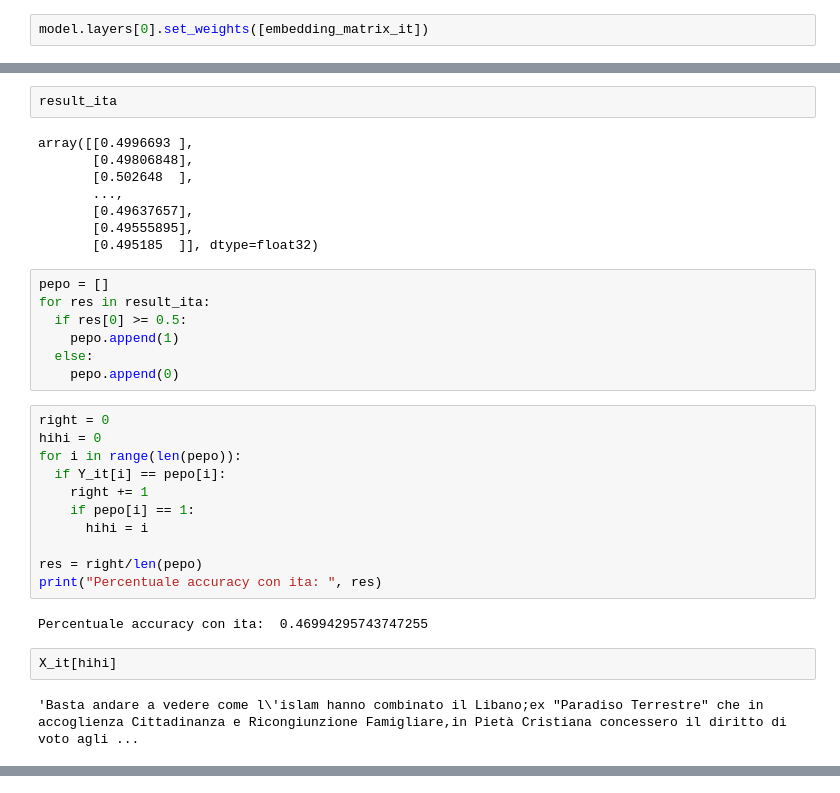
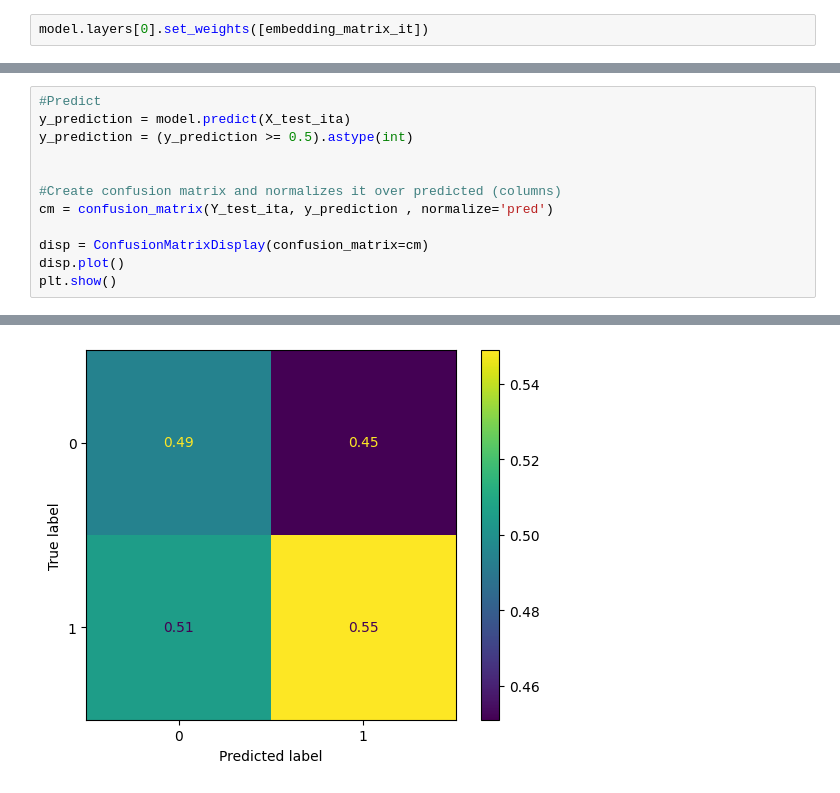
Before and after one commit to RageOfTheDucks/NLP_HSD, a Jupyter notebook: ORDINE.ipynb, the cells around one changed output, grey strips where cells are left out. Cells and saved outputs as stored; diff of their text form.

```diff
--- a/ORDINE.ipynb
+++ b/ORDINE.ipynb
@@ -530,34 +639,13 @@ result_ita = model.predict(ita)
-# %%
-result_ita
-# %% [output]
-array([[0.4996693 ],
-       [0.49806848],
-       [0.502648  ],
-       ...,
-       [0.49637657],
-       [0.49555895],
-       [0.495185  ]], dtype=float32)
-# %%
-pepo = []
-for res in result_ita:
-  if res[0] >= 0.5:
-    pepo.append(1)
-  else:
-    pepo.append(0)
-# %%
-right = 0
-hihi = 0
-for i in range(len(pepo)):
-  if Y_it[i] == pepo[i]:
-    right += 1
-    if pepo[i] == 1:
-      hihi = i
-
-res = right/len(pepo)
-print("Percentuale accuracy con ita: ", res)
-# %% [output]
-Percentuale accuracy con ita:  0.46994295743747255
-# %%
-X_it[hihi]
-# %% [output]
-'Basta andare a vedere come l\'islam hanno combinato il Libano;ex "Paradiso Terrestre" che in accoglienza Cittadinanza e Ricongiunzione Famigliare,in Pietà Cristiana concessero il diritto di voto agli ...
+# %%
+#Predict
+y_prediction = model.predict(X_test_ita)
+y_prediction = (y_prediction >= 0.5).astype(int)
+
+
+#Create confusion matrix and normalizes it over predicted (columns)
+cm = confusion_matrix(Y_test_ita, y_prediction , normalize='pred')
+
+disp = ConfusionMatrixDisplay(confusion_matrix=cm)
+disp.plot()
+plt.show()
+# %% [output]
@@ -564,3 +653,4 @@ X_it[hihi]
+[figure, added]
 # %%
 fake_tweet = ""
 fake_tweet = t.texts_to_sequences([fake_tweet])
```
Also changed, not shown: parts of 68 cells of this notebook.
